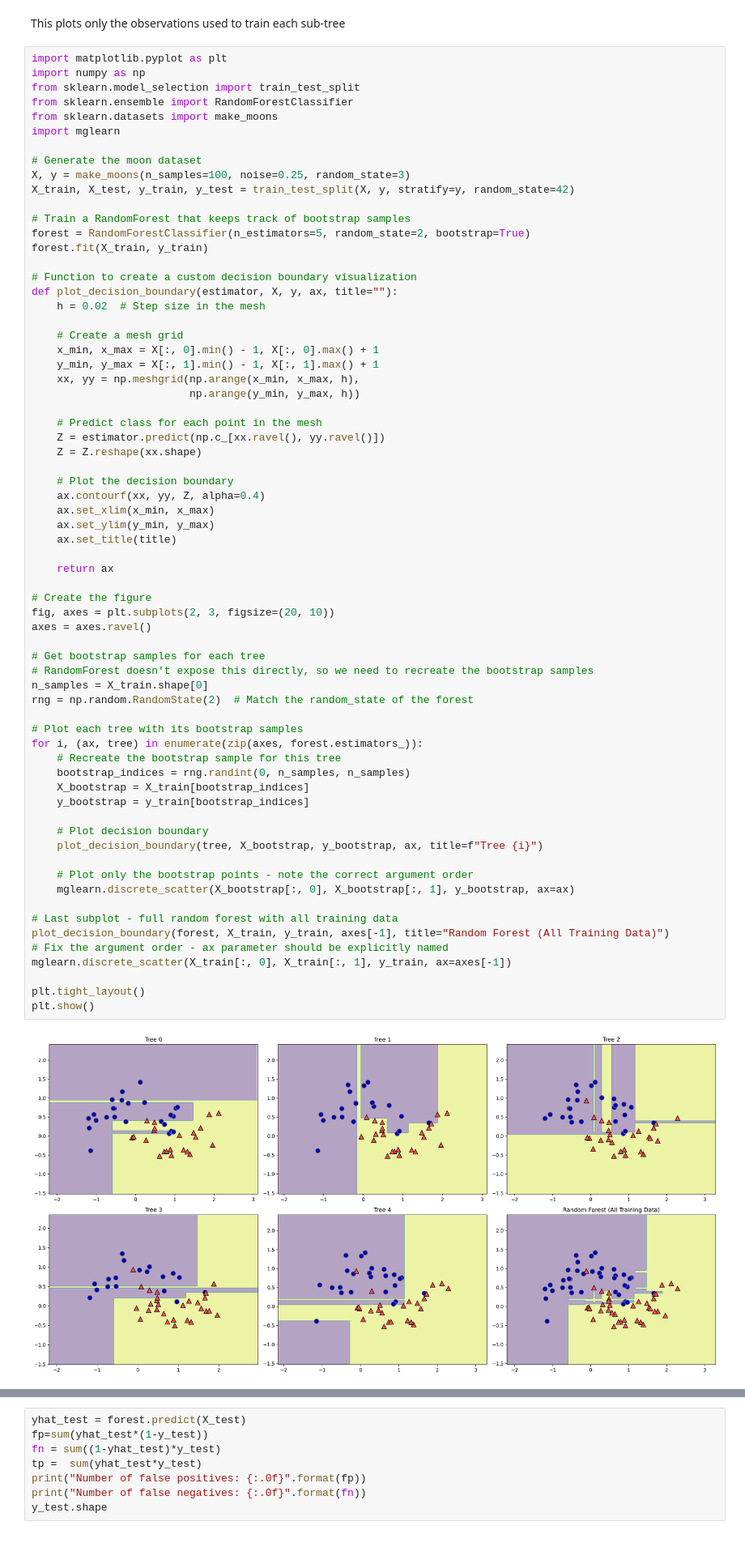
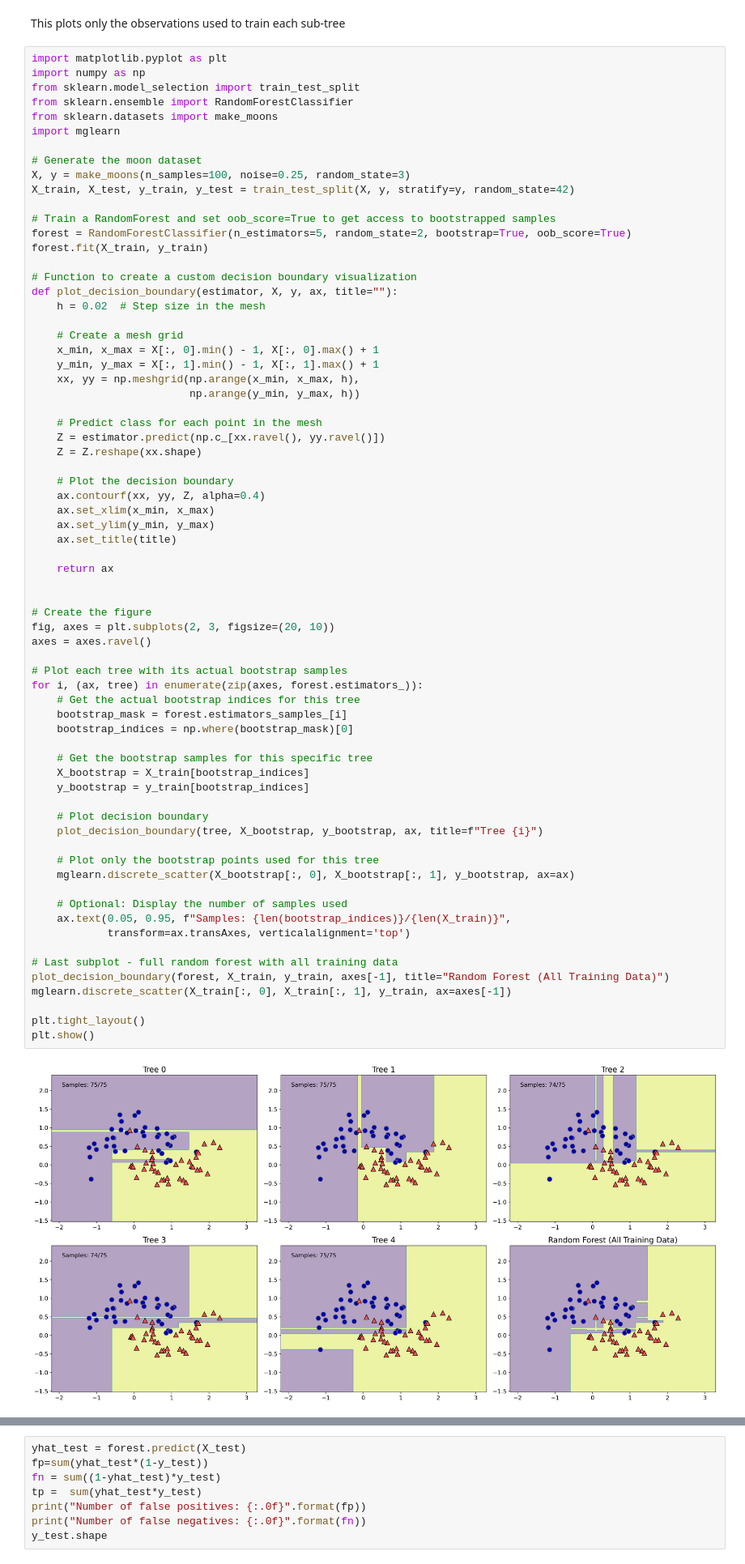
Before and after one commit to brighamfrandsen/econ484, a Jupyter notebook: examples/randomforest.ipynb, the cells around one changed output, grey strips where cells are left out. Shown at 81% size. Saved outputs shown, nothing was run; the diff lists cells and outputs as text.

```diff
--- a/examples/randomforest.ipynb
+++ b/examples/randomforest.ipynb
@@ -65,8 +65,8 @@ import mglearn
 X, y = make_moons(n_samples=100, noise=0.25, random_state=3)
 X_train, X_test, y_train, y_test = train_test_split(X, y, stratify=y, random_state=42)
 
-# Train a RandomForest that keeps track of bootstrap samples
-forest = RandomForestClassifier(n_estimators=5, random_state=2, bootstrap=True)
+# Train a RandomForest and set oob_score=True to get access to bootstrapped samples
+forest = RandomForestClassifier(n_estimators=5, random_state=2, bootstrap=True, oob_score=True)
 forest.fit(X_train, y_train)
 
 # Function to create a custom decision boundary visualization
@@ -84,44 +84,46 @@ def plot_decision_boundary(estimator, X, y, ax, title=""):
     Z = Z.reshape(xx.shape)
 
     # Plot the decision boundary
     ax.contourf(xx, yy, Z, alpha=0.4)
     ax.set_xlim(x_min, x_max)
     ax.set_ylim(y_min, y_max)
     ax.set_title(title)
 
     return ax
 
+
 # Create the figure
 fig, axes = plt.subplots(2, 3, figsize=(20, 10))
 axes = axes.ravel()
 
-# Get bootstrap samples for each tree
-# RandomForest doesn't expose this directly, so we need to recreate the bootstrap samples
-n_samples = X_train.shape[0]
-rng = np.random.RandomState(2)  # Match the random_state of the forest
+# Plot each tree with its actual bootstrap samples
+for i, (ax, tree) in enumerate(zip(axes, forest.estimators_)):
+    # Get the actual bootstrap indices for this tree
+    bootstrap_mask = forest.estimators_samples_[i]
+    bootstrap_indices = np.where(bootstrap_mask)[0]
 
-# Plot each tree with its bootstrap samples
-for i, (ax, tree) in enumerate(zip(axes, forest.estimators_)):
-    # Recreate the bootstrap sample for this tree
-    bootstrap_indices = rng.randint(0, n_samples, n_samples)
+    # Get the bootstrap samples for this specific tree
     X_bootstrap = X_train[bootstrap_indices]
     y_bootstrap = y_train[bootstrap_indices]
 
     # Plot decision boundary
     plot_decision_boundary(tree, X_bootstrap, y_bootstrap, ax, title=f"Tree {i}")
 
-    # Plot only the bootstrap points - note the correct argument order
+    # Plot only the bootstrap points used for this tree
     mglearn.discrete_scatter(X_bootstrap[:, 0], X_bootstrap[:, 1], y_bootstrap, ax=ax)
+
+    # Optional: Display the number of samples used
+    ax.text(0.05, 0.95, f"Samples: {len(bootstrap_indices)}/{len(X_train)}",
+            transform=ax.transAxes, verticalalignment='top')
 
 # Last subplot - full random forest with all training data
 plot_decision_boundary(forest, X_train, y_train, axes[-1], title="Random Forest (All Training Data)")
-# Fix the argument order - ax parameter should be explicitly named
 mglearn.discrete_scatter(X_train[:, 0], X_train[:, 1], y_train, ax=axes[-1])
 
 plt.tight_layout()
 plt.show()
 # %% [output]
-[figure, old version]
+[figure, new version]
 # %%
 from sklearn.datasets import load_breast_cancer
 
```
Also changed, not shown: parts of 4 cells of this notebook.
